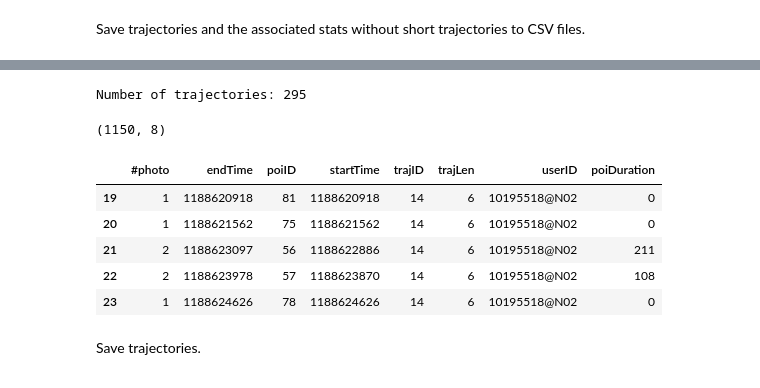
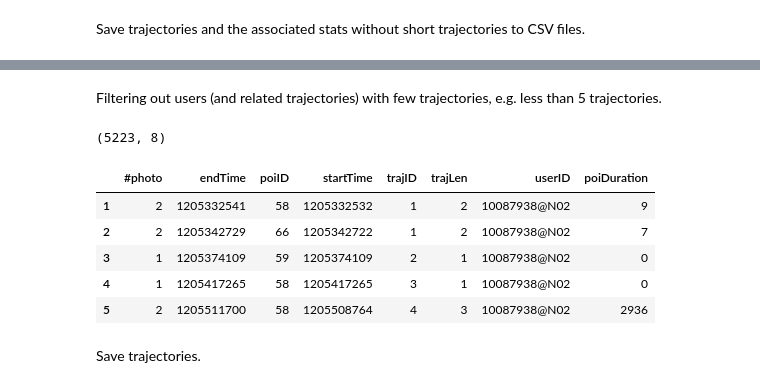
Before and after one commit to dongwookim-ml/flickr-photo, a Jupyter notebook: src/traj_Melb.ipynb, the cells around one changed output, grey strips where cells are left out. Drawn from its saved outputs; the diff is of its cells as text; code cells hidden in the pictures.

Commit message:
new trajectory dataset: filtering out users (and related trajectories) with less than 5 trajectories

```diff
--- a/src/traj_Melb.ipynb
+++ b/src/traj_Melb.ipynb
@@ -504,6 +557,7 @@ traj_all.to_csv(ftraj_all, index=False)
 # %% [markdown]
 Filtering out short trajectories, i.e., trajectories with only 1 or 2 POIs.
 # %%
-traj_all = traj_all[traj_all['trajLen'] >= 3]
-traj_all.head()
+traj_noshort = traj_all[traj_all['trajLen'] >= 3].copy()
+print(traj_noshort.shape)
+traj_noshort.head()
 # %% [output]
@@ -535,23 +583,26 @@ perfect_list = []
-# %%
-for tid in sorted(traj_all['trajID'].unique().tolist()):
-    traj = extract_traj(tid, traj_all)
-    if len(traj) == len(set(traj)):  # NO POI was visited more than once
-        perfect_list.append(tid)
-print('Number of trajectories:', len(perfect_list))
-# %% [output]
-Number of trajectories: 295
+# %% [markdown]
+Filtering out users (and related trajectories) with few trajectories, e.g. less than 5 trajectories.
+# %%
+MIN_N = 5
+# %%
+user_list = []
+# %%
+for user in sorted(traj_all['userID'].unique().tolist()):
+    ntraj = traj_all[traj_all['userID'] == user]['trajID'].unique().shape[0]
+    if ntraj >= MIN_N:
+        user_list.append(user)
 # %%
-traj_perfect = traj_all[traj_all['trajID'].isin(perfect_list)].copy()
-print(traj_perfect.shape)
-traj_perfect.head()
+traj_nofew = traj_all[traj_all['userID'].isin(user_list)].copy()
+print(traj_nofew.shape)
+traj_nofew.head()
 # %% [output]
-(1150, 8)
+(5223, 8)
 |  | #photo | endTime | poiID | startTime | trajID | trajLen | userID | poiDuration |
-| 19 | 1 | 1188620918 | 81 | 1188620918 | 14 | 6 | 10195518@N02 | 0 |
-| 20 | 1 | 1188621562 | 75 | 1188621562 | 14 | 6 | 10195518@N02 | 0 |
-| 21 | 2 | 1188623097 | 56 | 1188622886 | 14 | 6 | 10195518@N02 | 211 |
-| 22 | 2 | 1188623978 | 57 | 1188623870 | 14 | 6 | 10195518@N02 | 108 |
-| 23 | 1 | 1188624626 | 78 | 1188624626 | 14 | 6 | 10195518@N02 | 0 |
+| 1 | 2 | 1205332541 | 58 | 1205332532 | 1 | 2 | 10087938@N02 | 9 |
+| 2 | 2 | 1205342729 | 66 | 1205342722 | 1 | 2 | 10087938@N02 | 7 |
+| 3 | 1 | 1205374109 | 59 | 1205374109 | 2 | 1 | 10087938@N02 | 0 |
+| 4 | 1 | 1205417265 | 58 | 1205417265 | 3 | 1 | 10087938@N02 | 0 |
+| 5 | 2 | 1205511700 | 58 | 1205508764 | 4 | 3 | 10087938@N02 | 2936 |
 # %% [markdown]
 Save trajectories.
 # %%
```
Also changed, not shown: parts of 37 cells of this notebook.
